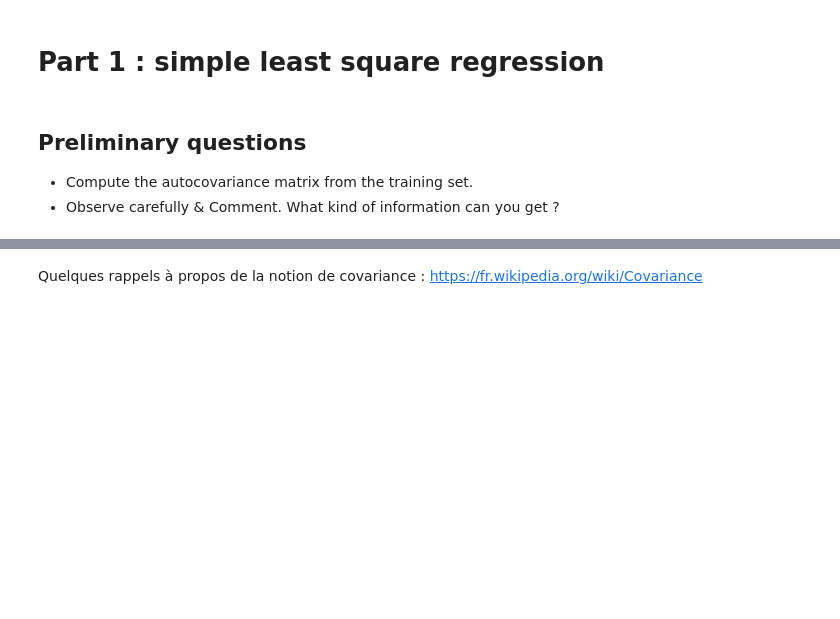
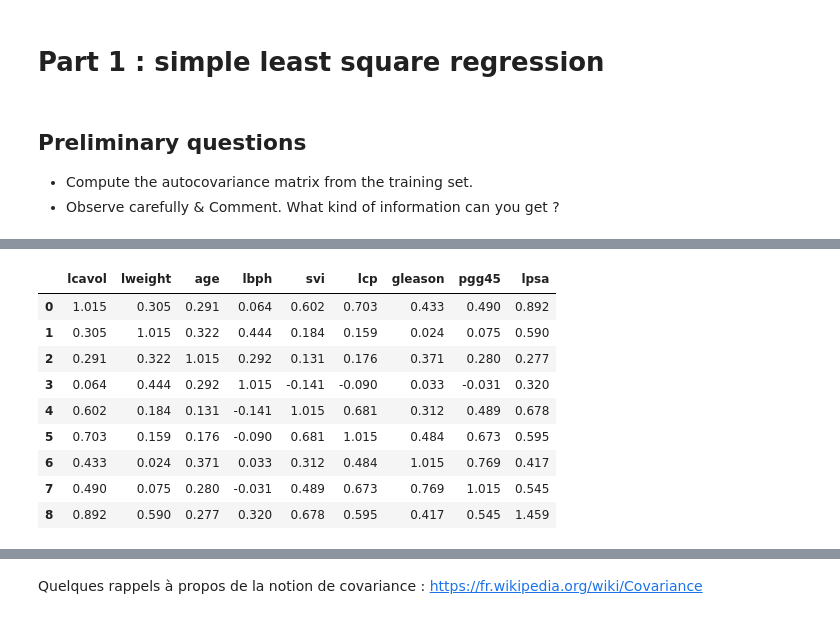
Before and after one commit to jeremdesno/python_sdia, a Jupyter notebook: TP A&D/TP1_LinearRegression.ipynb, the cells around one changed output, grey strips where cells are left out. Cells and saved outputs as stored; diff of their text form; code cells hidden in the pictures; blank space fills up the shorter version.

```diff
--- a/TP A&D/TP1_LinearRegression.ipynb
+++ b/TP A&D/TP1_LinearRegression.ipynb
@@ -121,0 +107,16 @@ plt.show()
+# %%
+# On affiche la covariance en prenant la transposé
+# car np.cov calcule la matrice de covariance basée sur les lignes et non les colonnes
+cov = np.round(pd.DataFrame(np.cov(df.transpose())),3).rename(columns={0:'lcavol', 1:'lweight', 2:'age', 3:'lbph', 4:'svi', 5:'lcp', 6:'gleason', 7:'pgg45', 8:'lpsa'})
+cov
+# %% [output]
+|  | lcavol | lweight | age | lbph | svi | lcp | gleason | pgg45 | lpsa |
+| 0 | 1.015 | 0.305 | 0.291 | 0.064 | 0.602 | 0.703 | 0.433 | 0.490 | 0.892 |
+| 1 | 0.305 | 1.015 | 0.322 | 0.444 | 0.184 | 0.159 | 0.024 | 0.075 | 0.590 |
+| 2 | 0.291 | 0.322 | 1.015 | 0.292 | 0.131 | 0.176 | 0.371 | 0.280 | 0.277 |
+| 3 | 0.064 | 0.444 | 0.292 | 1.015 | -0.141 | -0.090 | 0.033 | -0.031 | 0.320 |
+| 4 | 0.602 | 0.184 | 0.131 | -0.141 | 1.015 | 0.681 | 0.312 | 0.489 | 0.678 |
+| 5 | 0.703 | 0.159 | 0.176 | -0.090 | 0.681 | 1.015 | 0.484 | 0.673 | 0.595 |
+| 6 | 0.433 | 0.024 | 0.371 | 0.033 | 0.312 | 0.484 | 1.015 | 0.769 | 0.417 |
+| 7 | 0.490 | 0.075 | 0.280 | -0.031 | 0.489 | 0.673 | 0.769 | 1.015 | 0.545 |
+| 8 | 0.892 | 0.590 | 0.277 | 0.320 | 0.678 | 0.595 | 0.417 | 0.545 | 1.459 |
```
Also changed, not shown: parts of 22 cells of this notebook.
